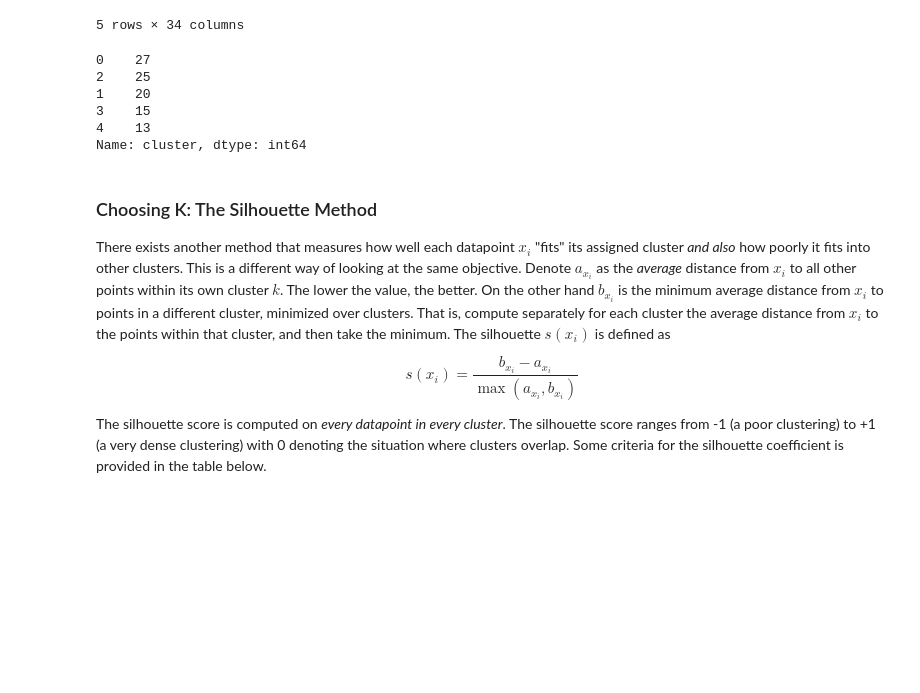
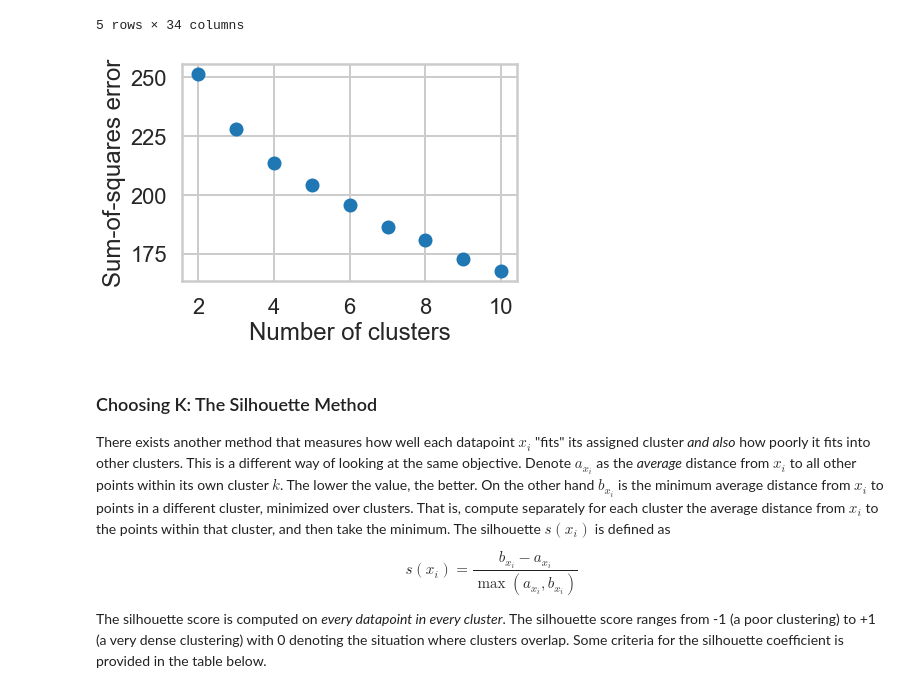
Before and after one commit to JoseMMontoro/springboard, a Jupyter notebook: mini_projects/clustering/Mini_Project_Clustering.ipynb, the cells around one changed output. Saved outputs shown, nothing was run; the diff lists cells and outputs as text; code cells hidden in the pictures; blank space fills up the shorter version.

```diff
--- a/mini_projects/clustering/Mini_Project_Clustering.ipynb
+++ b/mini_projects/clustering/Mini_Project_Clustering.ipynb
@@ -150,15 +164,6 @@ matrix.head()
 | 3 | Bailey | 0 | 0 | 0 | 0 | 0 | 0 | 1 | 0 | 0 | ... |
 | 4 | Baker | 0 | 0 | 0 | 0 | 0 | 0 | 1 | 0 | 0 | ... |
 5 rows × 34 columns
-# %%
-matrix.cluster.value_counts()
-# %% [output]
-0    27
-2    25
-1    20
-3    15
-4    13
-Name: cluster, dtype: int64
 # %%
 #Construct a plot showing  𝑆𝑆  for each  𝐾  and pick  𝐾  using this plot. For simplicity, test  2≤𝐾≤10 .
 #Make a bar chart showing the number of points in each cluster for k-means under the best  𝐾 .
@@ -166,3 +170,19 @@ Name: cluster, dtype: int64
+# %%
+from sklearn.cluster import KMeans
+
+SS = []
+
+for k in range (2,11):
+    kmeans_cluster = KMeans(n_clusters = k, random_state= 42).fit(features)
+    SS.append(kmeans_cluster.inertia_)
+
+plt.scatter(range(2,11), SS)
+plt.xlabel('Number of clusters')
+plt.ylabel('Sum-of-squares error')
+plt.show()
+# The biggest drop is from 2 to 3, then probably 3 is good
+# %% [output]
+[figure, added]
 # %% [markdown]
 ### Choosing K: The Silhouette Method
 
```
Also changed, not shown: parts of 16 cells of this notebook, 3 other files.
